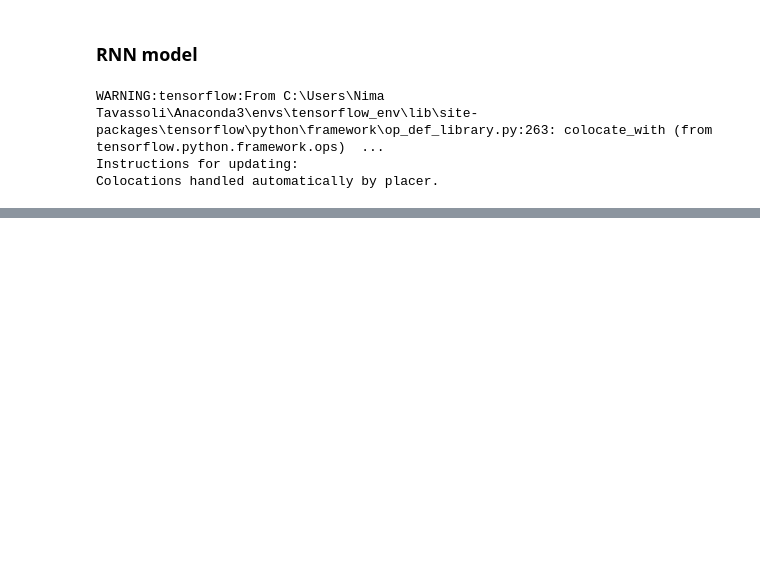
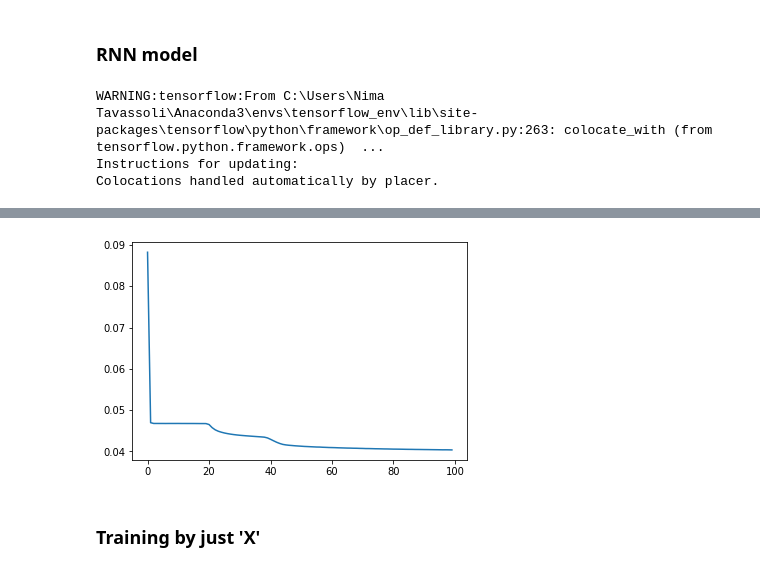
Before and after one commit to Nimtaa/Noisy, a Jupyter notebook: NeuralNetworks.ipynb, the cells around one changed output, grey strips where cells are left out. Cells and saved outputs as stored; diff of their text form; code cells hidden in the pictures; blank space fills up the shorter version.

```diff
--- a/NeuralNetworks.ipynb
+++ b/NeuralNetworks.ipynb
@@ -19,3 +27,7 @@ test_data = pandas.read_csv('./data/21/aceleracaoLinear_terra.csv')[['x','y','z'
 # %%
-train_set = np.array(train_set,dtype=float)
+x_train_set = np.array(x_train_set,dtype=float)
+
 target = np.array(target,dtype=float)
+
+x_test_set =  np.array(x_test_set,dtype=float)
+y_test_set =  np.array(y_test_set,dtype=float)
@@ -53,0 +115,7 @@ _________________________________________________________________
+# %%
+plt.plot(history.history['loss'])
+plt.show()
+# %% [output]
+[figure, added]
+# %% [markdown]
+### Training by just 'X'
```
Also changed, not shown: parts of 22 cells of this notebook.
